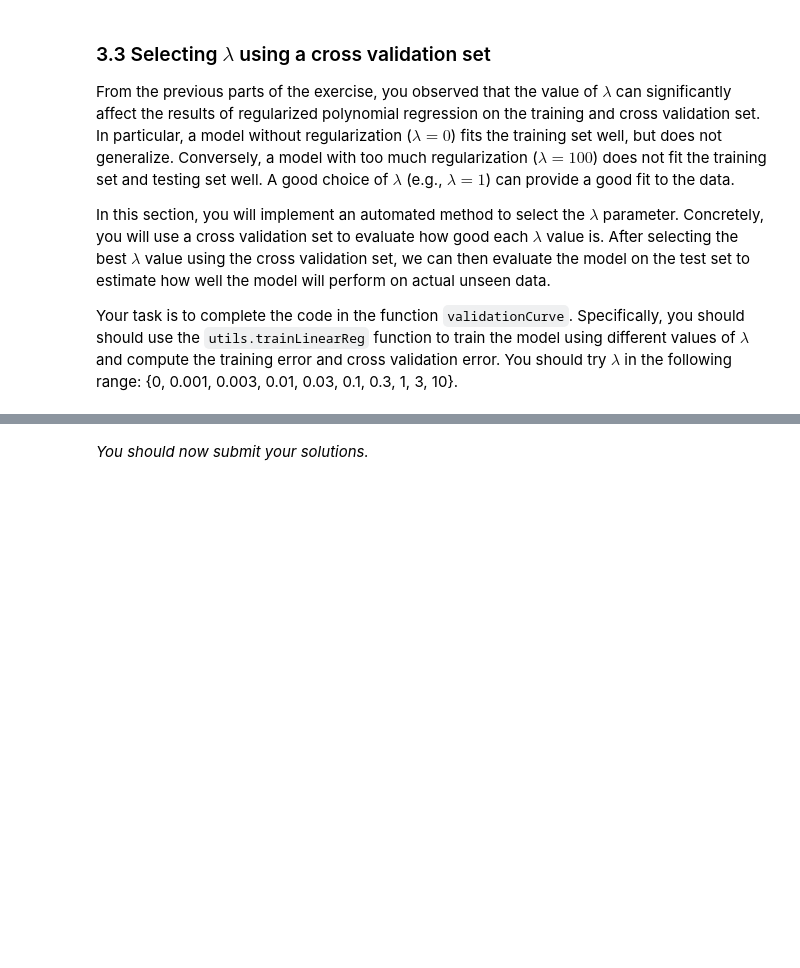
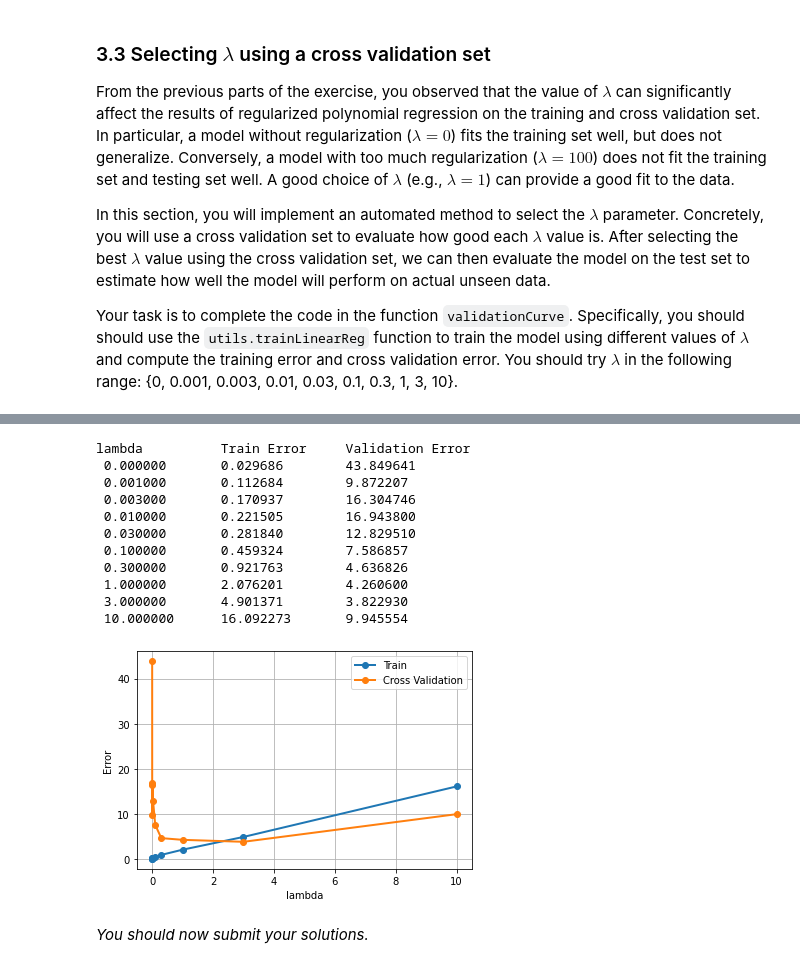
Before and after one commit to Ahmed-Mohamed7/ml-coursera-python-assignments, a Jupyter notebook: Exercise5/exercise5.ipynb, the cells around one changed output, grey strips where cells are left out. Saved outputs shown, nothing was run; the diff lists cells and outputs as text; code cells hidden in the pictures; blank space fills up the shorter version.

```diff
--- a/Exercise5/exercise5.ipynb
+++ b/Exercise5/exercise5.ipynb
@@ -592,7 +778,12 @@ def validationCurve(X, y, Xval, yval):
     error_val = np.zeros(len(lambda_vec))
 
     # ====================== YOUR CODE HERE ======================
-
+    for i,lam in enumerate (lambda_vec):
+        theta = utils.trainLinearReg(linearRegCostFunction, X, y,
+                             lambda_=lam)
+        # leh hna zero?????????
+        error_train[i] = linearRegCostFunction(X,y,theta,0)[0]
+        error_val[i] = linearRegCostFunction(Xval, yval,theta,0)[0]
 
 
     # ============================================================
@@ -606,15 +797,29 @@ In this figure, we can see that the best value of $\lambda$ is around 3. Due to
 in the training and validation splits of the dataset, the cross validation error can sometimes be lower than the training error.
 # %%
 lambda_vec, error_train, error_val = validationCurve(X_poly, y, X_poly_val, yval)
+
 
 pyplot.plot(lambda_vec, error_train, '-o', lambda_vec, error_val, '-o', lw=2)
 pyplot.legend(['Train', 'Cross Validation'])
 pyplot.xlabel('lambda')
 pyplot.ylabel('Error')
-
+pyplot.grid()
 print('lambda\t\tTrain Error\tValidation Error')
 for i in range(len(lambda_vec)):
     print(' %f\t%f\t%f' % (lambda_vec[i], error_train[i], error_val[i]))
+# %% [output]
+lambda          Train Error     Validation Error
+ 0.000000       0.029686        43.849641
+ 0.001000       0.112684        9.872207
+ 0.003000       0.170937        16.304746
+ 0.010000       0.221505        16.943800
+ 0.030000       0.281840        12.829510
+ 0.100000       0.459324        7.586857
+ 0.300000       0.921763        4.636826
+ 1.000000       2.076201        4.260600
+ 3.000000       4.901371        3.822930
+ 10.000000      16.092273       9.945554
+[figure, added]
 # %% [markdown]
 *You should now submit your solutions.*
 # %%
```
Also changed, not shown: parts of 17 cells of this notebook, 1 other file.
